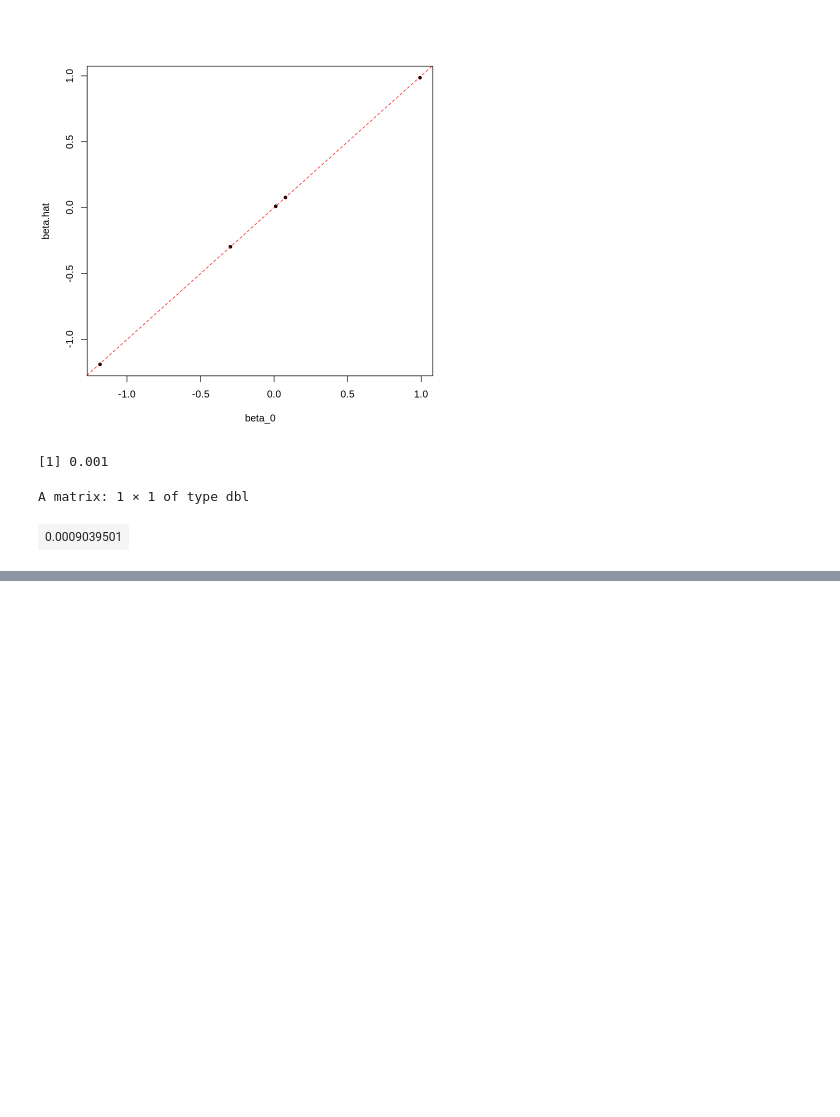
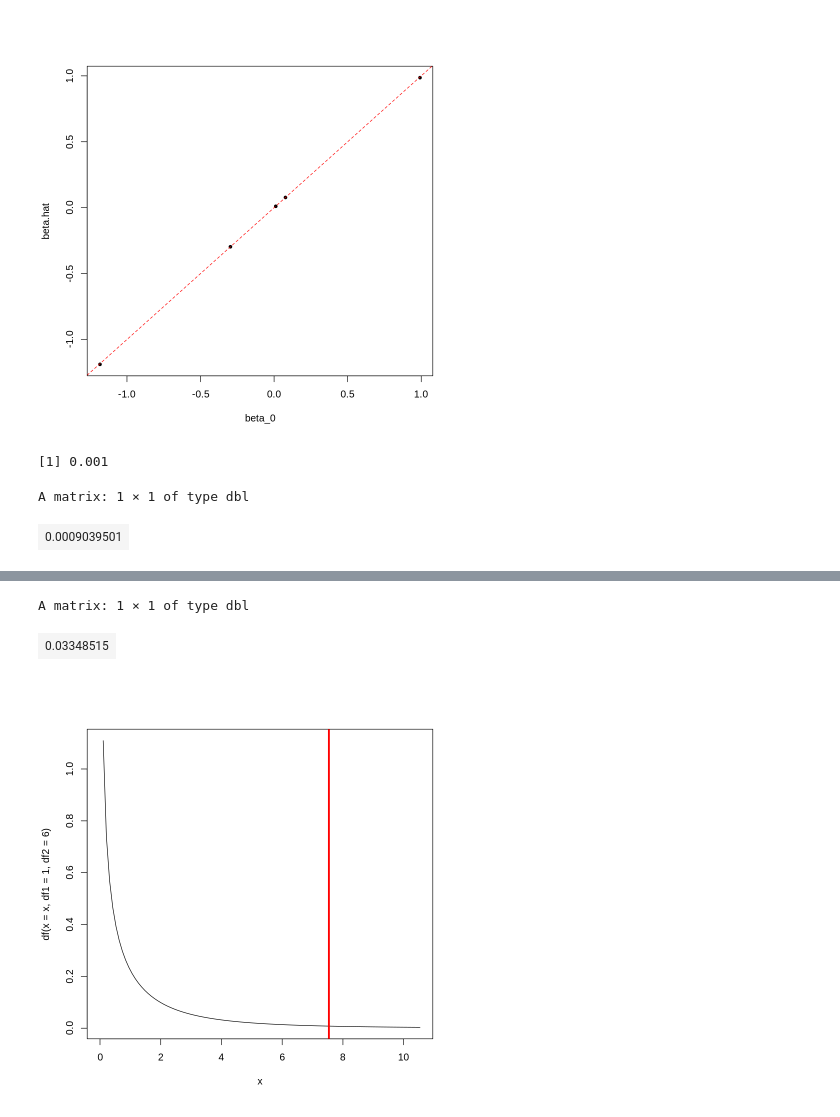
Before and after one commit to yain22/Theory-of-Linear-Models-in-R-and-Python, a Jupyter notebook: Theory_of_Linear_Model.ipynb, the cells around one changed output, grey strips where cells are left out. Saved outputs shown, nothing was run; the diff lists cells and outputs as text; code cells hidden in the pictures; blank space fills up the shorter version.

```diff
--- a/Theory_of_Linear_Model.ipynb
+++ b/Theory_of_Linear_Model.ipynb
@@ -46,0 +155,23 @@ Sources: [link text](https://dnett.github.io/S510/03ReducedVsFull.pdf), [link te
+# %%
+X1=model.matrix(~x) # Construct Design Matrices for linear model with (unspecified response) ~ (intercept) + x ; x = c(1:4), y = c(2:5), mat <- model.matrix(object = ~ x + y)
+X=model.matrix(~0+factor(x))
+X1 ; X
+# %%
+# Define projection function
+proj=function(x){ x%*%ginv(t(x)%*%x)%*%t(x)} # ginv: generalized inverse matrix
+library(MASS)
+PX1=proj(X1)
+PX=proj(X)
+# %%
+# Method1: Direct calculation
+
+Fstat=(t(y)%*%(PX-PX1)%*%y/1)/(t(y)%*%(diag(rep(1,9))-PX)%*%y/(9-3))
+pvalue=pf(q = Fstat, df1 = 1,df2 = 6, lower.tail = FALSE)
+
+curve(df(x = x, df1 = 1,df2 = 6), xlim = c(0, Fstat+3 ))
+abline(v = Fstat, lwd = 3, col = "red")
+pvalue
+# %% [output]
+A matrix: 1 × 1 of type dbl
+| 0.03348515 |
+[figure, added]
```
Also changed, not shown: parts of 11 cells of this notebook.
